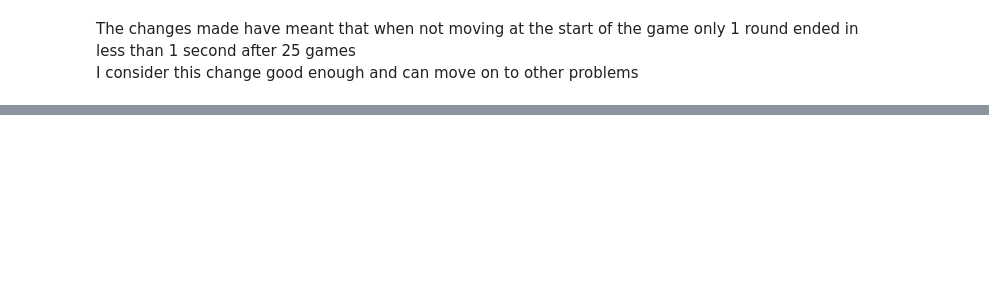
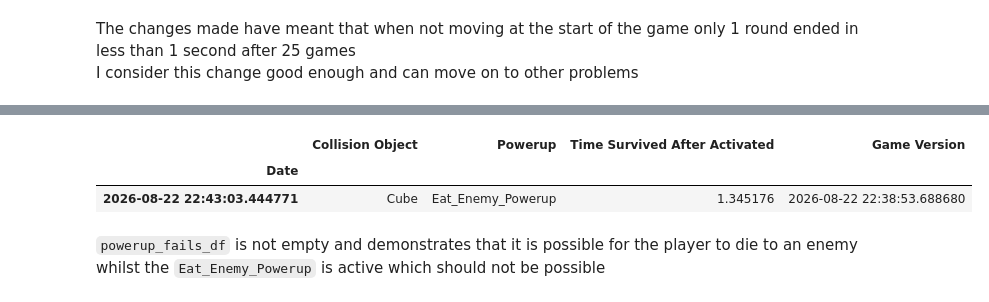
Before and after one commit to JonathanHinchliffe/CubeGame, a Jupyter notebook: Data-Informed-Design.ipynb, the cells around one changed output, grey strips where cells are left out. Cells and saved outputs as stored; diff of their text form; code cells hidden in the pictures; blank space fills up the shorter version.

```diff
--- a/Data-Informed-Design.ipynb
+++ b/Data-Informed-Design.ipynb
@@ -180,0 +211,10 @@ Then I can try and repeat the bug of dying to an enemy while the powerup is acti
+# %%
+powerup_fails_df = ee_test_df[(ee_test_df["Collision Object"] == "Cube") & (ee_test_df["Powerup"] == "Eat_Enemy_Powerup") & (ee_test_df["Time Survived After Activated"] < 5)]
+
+powerup_fails_df.head()
+# %% [output]
+|  | Collision Object | Powerup | Time Survived After Activated | Game Version |
+| Date |  |  |  |  |
+| 2026-08-22 22:43:03.444771 | Cube | Eat_Enemy_Powerup | 1.345176 | 2026-08-22 22:38:53.688680 |
+# %% [markdown]
+`powerup_fails_df` is not empty and demonstrates that it is possible for the player to die to an enemy whilst the `Eat_Enemy_Powerup` is active which should not be possible
```
Also changed, not shown: parts of 9 cells of this notebook, 7 other files.
